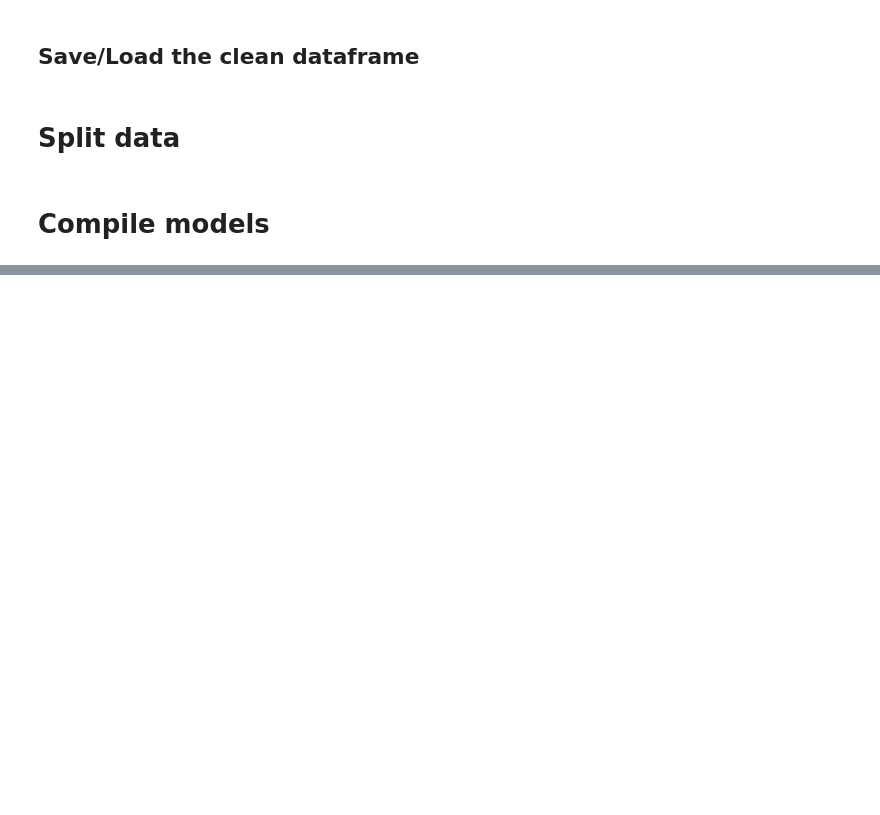
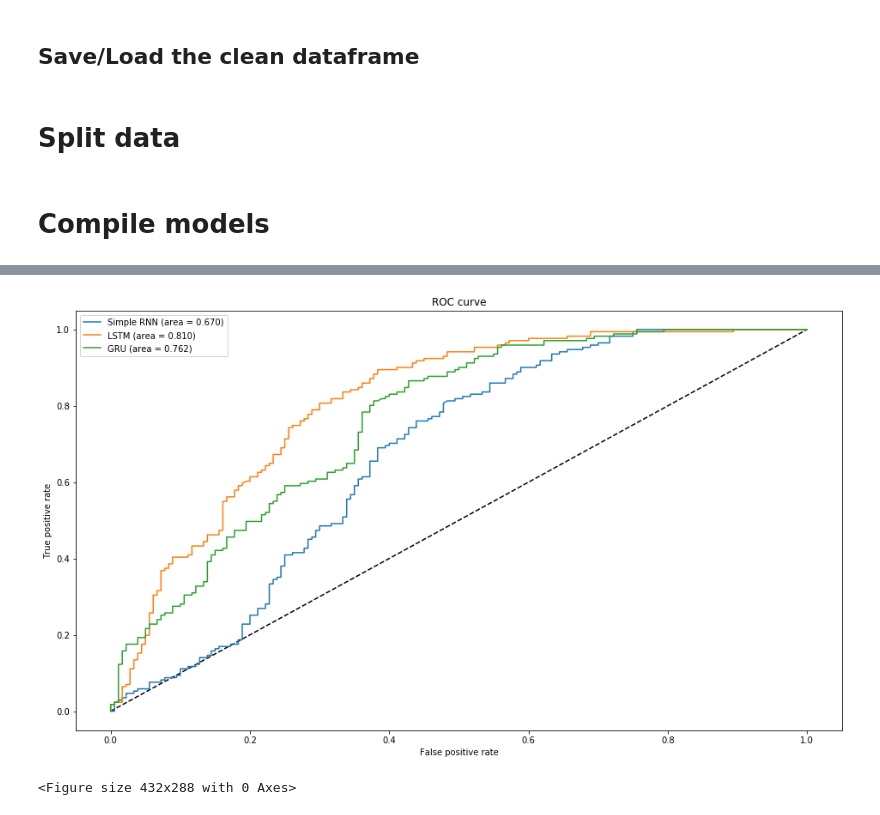
Before and after one commit to 0xd5dc/amazon-review-validator, a Jupyter notebook: Capstone 3/eda.ipynb, the cells around one changed output, grey strips where cells are left out. Drawn from its saved outputs; the diff is of its cells as text; code cells hidden in the pictures; blank space fills up the shorter version.

Commit message:
ROC plot Added

```diff
--- a/Capstone 3/eda.ipynb
+++ b/Capstone 3/eda.ipynb
@@ -112,4 +113,5 @@ model.add(SimpleRNN(128))
 model.add(Dense(1, activation='sigmoid'))
 model.compile(loss='binary_crossentropy', optimizer='adam', metrics=['accuracy',tf.keras.metrics.Recall(),tf.keras.metrics.Precision()])
 # %%
-callback = tf.keras.callbacks.EarlyStopping(monitor='val_loss', patience=10)
+st = tf.keras.callbacks.EarlyStopping(monitor='val_loss', patience=10)
+tb=tf.keras.callbacks.TensorBoard(log_dir='logs')
@@ -116,9 +120,7 @@ callback = tf.keras.callbacks.EarlyStopping(monitor='val_loss', patience=10)
 # %%
-samples=get_samples(reviews, n=5000)
-samples=clean_text(samples)
 X_train_pad, X_test_pad, Y_train, Y_test=split_pad(samples)
 for model in models:
-    model.fit(X_train_pad, Y_train, epochs=100, callbacks=[callback], batch_size=64,validation_data=(X_test_pad,Y_test))
+    model.fit(X_train_pad, Y_train, epochs=100, callbacks=[st], batch_size=64,validation_data=(X_test_pad,Y_test))
     # Final evaluation of the model on test data
     scores = model.evaluate(X_test_pad, Y_test, verbose=0)
     print("loss: {0:2.2f}, accuracy {1:2.2f}".format(scores[0],scores[1]))
@@ -142,0 +145,23 @@ loss: 1.02, accuracy 0.65
+# %%
+def get_roc(model):
+    y_pred_keras = model.predict(X_test_pad).ravel()
+    fpr_keras, tpr_keras, thresholds_keras = roc_curve(Y_test, y_pred_keras)
+    auc_keras = auc(fpr_keras, tpr_keras)
+    return fpr_keras, tpr_keras, auc_keras
+# %%
+names=['Simple RNN','LSTM','GRU']
+# %%
+plt.figure(1,figsize=(16,9))
+plt.plot([0, 1], [0, 1], 'k--')
+for i,model in enumerate(models):
+    fpr_keras, tpr_keras, auc_keras=get_roc(model)
+    plt.plot(fpr_keras, tpr_keras, label='{0} (area = {1:.3f})'.format(names[i],auc_keras))
+plt.xlabel('False positive rate')
+plt.ylabel('True positive rate')
+plt.title('ROC curve')
+plt.legend(loc='best')
+plt.show()
+plt.savefig('roc.png')
+# %% [output]
+[figure, added]
+<Figure size 432x288 with 0 Axes>
```
Also changed, not shown: parts of 5 cells of this notebook.
